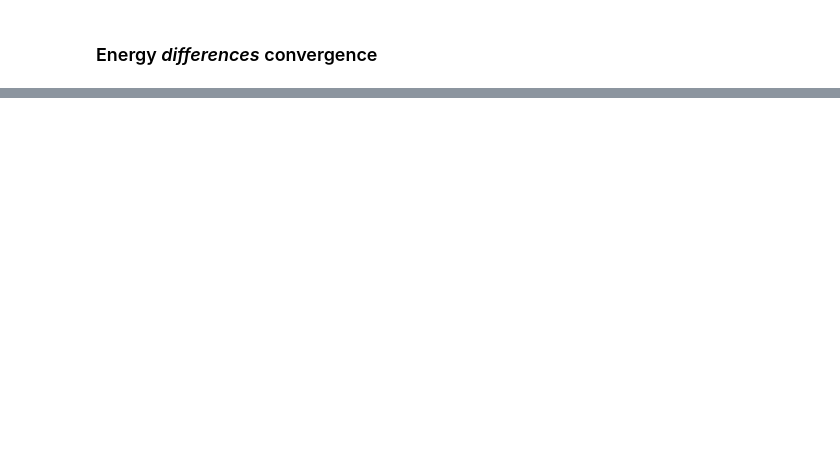
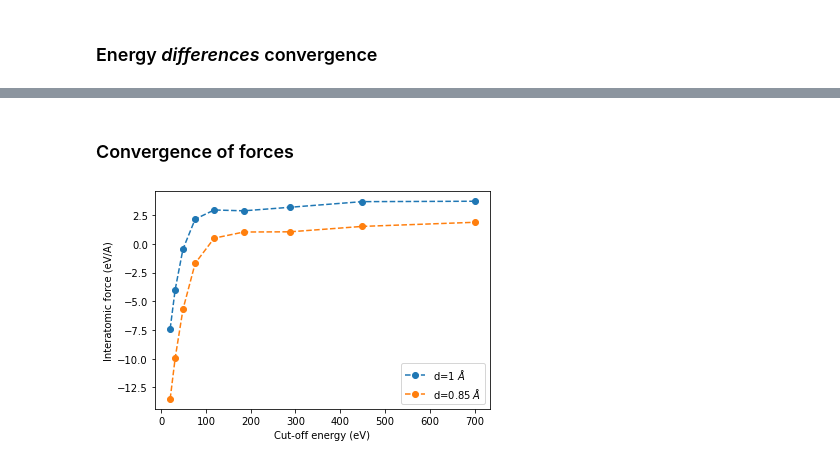
Before and after one commit to jochym/abinitio-methods, a Jupyter notebook: 02_Convergence_Analysis.ipynb, the cells around one changed output, grey strips where cells are left out. Cells and saved outputs as stored; diff of their text form; code cells hidden in the pictures; blank space fills up the shorter version.

```diff
--- a/02_Convergence_Analysis.ipynb
+++ b/02_Convergence_Analysis.ipynb
@@ -200,0 +161,11 @@ legend();
+# %% [markdown]
+### Convergence of forces
+# %%
+# Plot the convergence
+plot(results[0], results[2], 'o--', label='d=1 $\AA$')
+plot(results_2[0], results_2[2], 'o--',  label='d=0.85 $\AA$')
+xlabel('Cut-off energy (eV)')
+ylabel('Interatomic force (eV/A)')
+legend();
+# %% [output]
+[figure, added]
```
Also changed, not shown: parts of 49 cells of this notebook.
